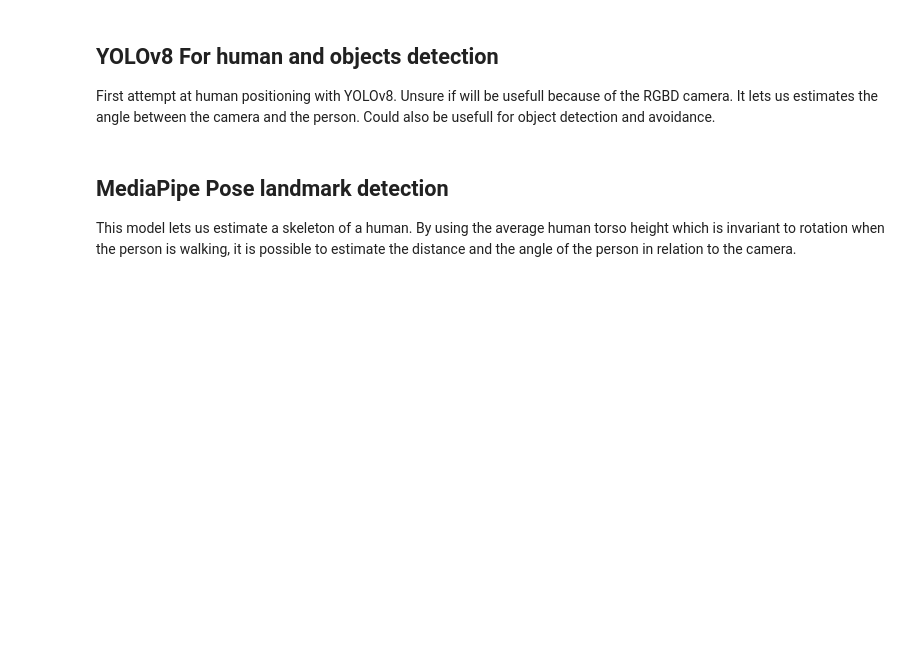
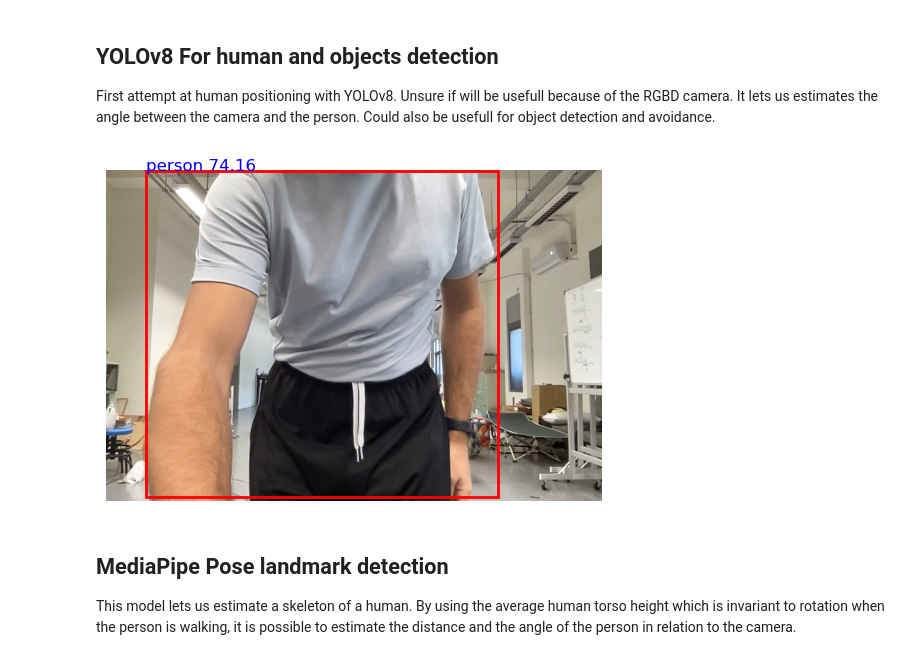
Before and after one commit to comtois-etienne/CSIE5047_Smart_Luggage, a Jupyter notebook: notebook.ipynb, the cells around one changed output. Cells and saved outputs as stored; diff of their text form; code cells hidden in the pictures; blank space fills up the shorter version.

Commit message:
reid with position_estimator

```diff
--- a/notebook.ipynb
+++ b/notebook.ipynb
@@ -153,3 +66,58 @@ vid.release()  # Release the camera resource if break
+# %%
+from src.vision import VideoCapture
+from src.vision import ObjectDetector
+from src.vision import plot_obj
+from ultralytics import YOLO
+from src.vision import ReID
+
+
+yolo_model = YOLO('yolov8s.pt')
+obj_detector = ObjectDetector(yolo_model, mba_video_camera)
+
+try:
+    # Initiate the camera
+    cap = VideoCapture('./Movie on 2023-11-23 at 10.03.mov')
+    # cap = VideoCapture('./Movie on 2023-12-11 at 21.01.mov')
+    # cap = VideoCapture('./Movie on 2023-12-11 at 21.02.mov')
+    # cap = VideoCapture(0)
+    time.sleep(0.5)
+
+    cap.skip_frames(14)
+    frame = cap.grab_frame()
+    obj_detector.detect(frame)
+    host = obj_detector.get_objs_by_name('person', score=0.4).iloc[0]
+    reid = ReID(frame, host, 32, 100)
+
+    while True:
+        cap.skip_frames(14)
+        frame = cap.grab_frame()
+        if frame is None:
+            break
+
+        obj_detector.detect(frame)
+        objs = obj_detector.get_objs_by_name('person', score=0.4)
+        host, objs = reid.reid(frame, objs)
+
+        clear_output(wait=True)
+        fig, ax = plt.subplots()
+        ax.imshow(frame)
+
+        plot_obj(ax, host, 'r') if host is not None else None
+        for index, obj in objs.iterrows():
+            plot_obj(ax, obj, 'y')
+
+        plt.axis('off')
+        plt.show()
+
+        # Frame rate
+        # plt.pause(0.15)
+
+except KeyboardInterrupt:
+    cap.release()  # Release the camera resource
+
+cap.release()  # Release the camera resource if break
+# %% [output]
+[figure, added]
 # %% [markdown]
 ## MediaPipe Pose landmark detection
 
```
Also changed, not shown: parts of 1 cell of this notebook, 3 other files.
